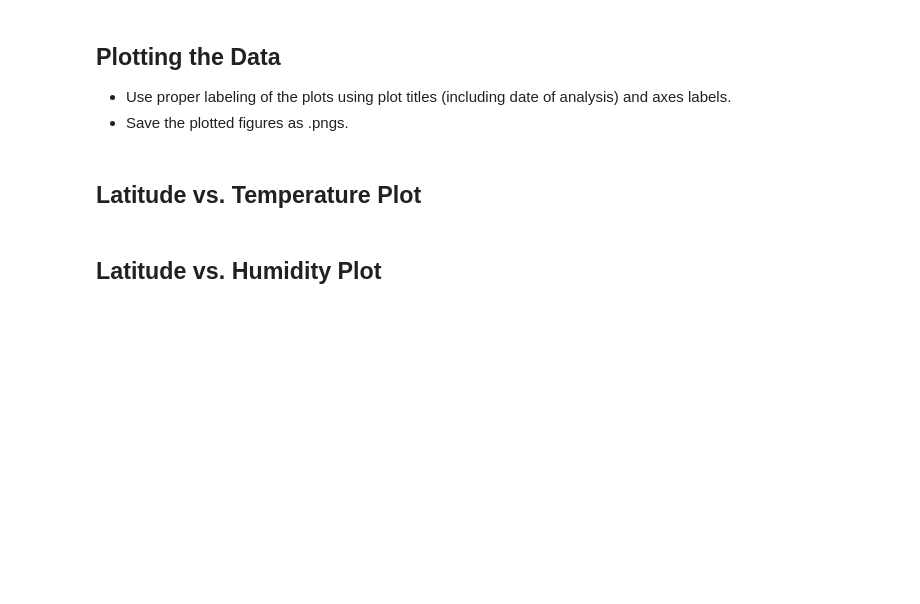
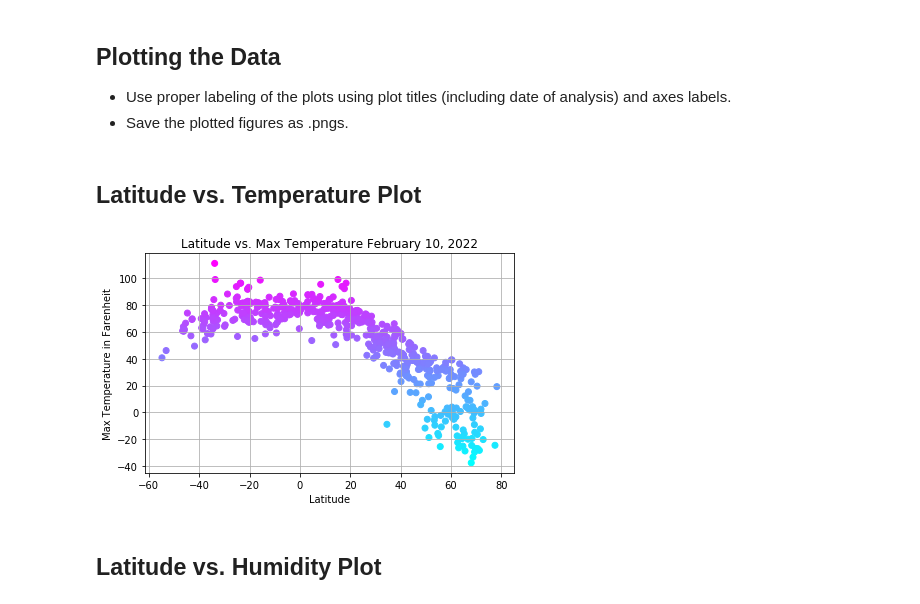
Before and after one commit to SidDas8/python-api-challenge, a Jupyter notebook: WeatherPy/WeatherPy.ipynb, the cells around one changed output. Saved outputs shown, nothing was run; the diff lists cells and outputs as text; code cells hidden in the pictures; blank space fills up the shorter version.

Commit message:
Completed latitude vs temperature plot.

```diff
--- a/WeatherPy/WeatherPy.ipynb
+++ b/WeatherPy/WeatherPy.ipynb
@@ -188,17 +188,18 @@ cityweather_df.to_csv("Output/cityweather.csv", index = False, header = True)
 ----
 Skip this step if there are no cities that have humidity > 100%.
 # %%
+# Used information from:
 # https://thispointer.com/python-pandas-how-to-drop-rows-in-dataframe-by-conditions-on-column-values/
 
 # Get the indices of cities that have humidity over 100%.
 humidityindex = cityweather_df[cityweather_df['Humidity'] > 100 ].index
 
 # Make a new DataFrame equal to the city data to drop all humidity outliers by index.
-# Passing "inplace=False" will make a copy of the city_data DataFrame, which we call "clean_city_data".
-clean_city_data = cityweather_df.drop(humidityindex, inplace = False)
+# Passing "inplace=False" will make a copy of the city_data DataFrame, which we call "cleancitydata_df".
+cleancitydata_df = cityweather_df.drop(humidityindex, inplace = False)
 
 # Same number of rows indicates that zero cities had a humidity > 100
-clean_city_data
+cleancitydata_df
 # %% [output]
 |  | City | Cloudiness | Country | Date | Humidity | Latitude | Longitude | Max Temperature | Wind Speed |
 | 0 | Rikitea | 43 | PF | 2022-02-11 05:56:48 | 74 | -23.1203 | -134.9692 | 79.25 | 15.99 |
@@ -219,6 +220,29 @@ clean_city_data
 * Save the plotted figures as .pngs.
 # %% [markdown]
 ## Latitude vs. Temperature Plot
+# %%
+# Used information from:
+# https://www.programiz.com/python-programming/datetime/current-datetime
+
+# Scatter plot
+plt.scatter(cleancitydata_df['Latitude'], cleancitydata_df['Max Temperature'],
+            c =cleancitydata_df['Max Temperature'], cmap= 'cool')
+
+# Set textual properties
+plt.title(f'Latitude vs. Max Temperature ' + time.strftime('%B %d, %Y'))
+plt.ylabel('Max Temperature in Farenheit')
+plt.xlabel('Latitude')
+
+# Format visualization
+plt.grid()
+plt.tight_layout()
+
+# Save plot to images folder
+plt.savefig('Images/latitude-temperature.png')
+
+plt.show()
+# %% [output]
+[figure, added]
 # %% [markdown]
 ## Latitude vs. Humidity Plot
 # %% [markdown]
```
Also changed, not shown: parts of 1 cell of this notebook.
